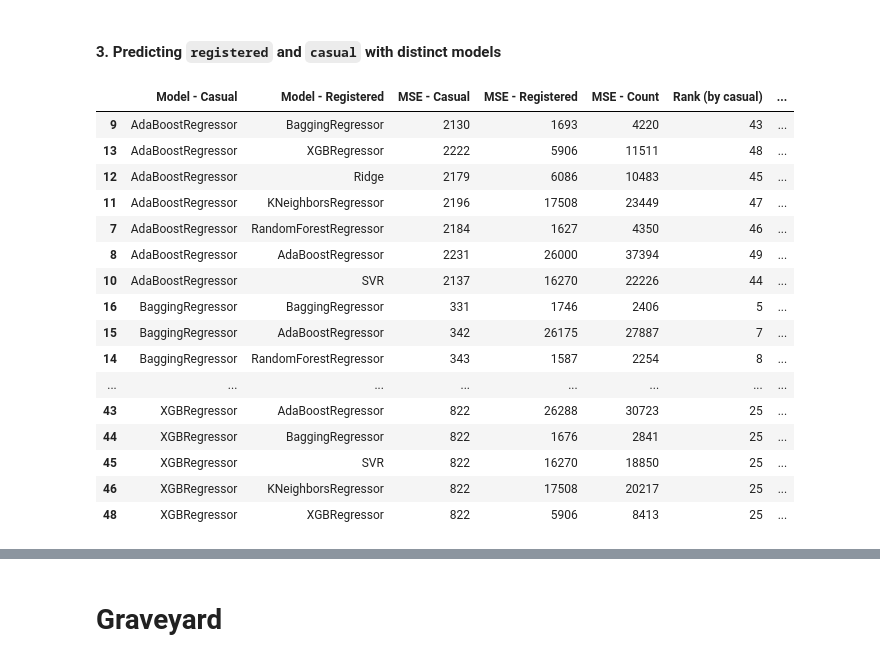
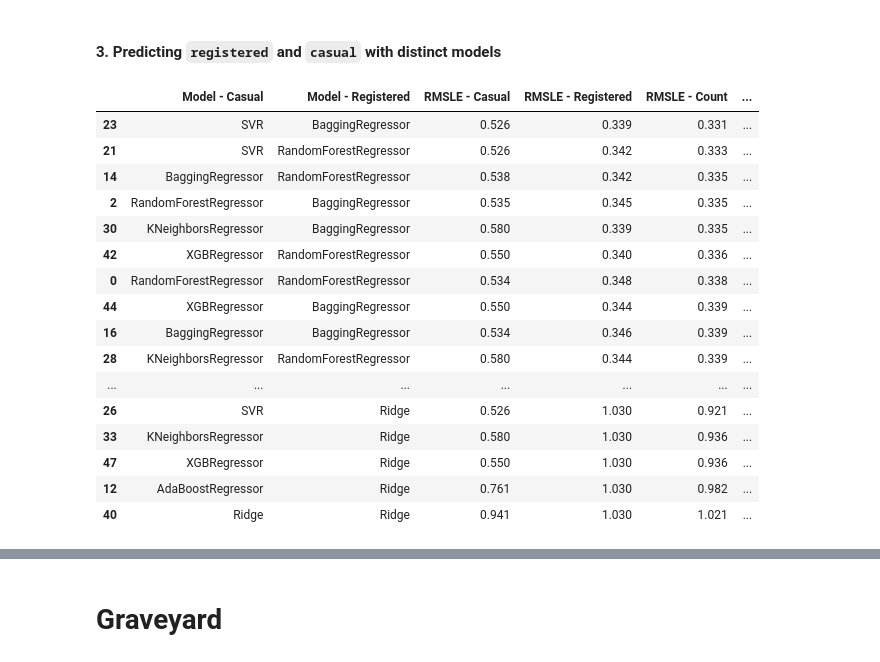
Before and after one commit to InesVA/predicting-bike-sharing-demand, a Jupyter notebook: Bike Sharing Prediction.ipynb, the cells around one changed output, grey strips where cells are left out. Saved outputs shown, nothing was run; the diff lists cells and outputs as text; code cells hidden in the pictures.

Commit message:
Improved the model

````diff
--- a/Bike Sharing Prediction.ipynb
+++ b/Bike Sharing Prediction.ipynb
@@ -115,6 +115,7 @@
 # From datetime (for visualizations)
 datasets["year"] = [int(datasets.datetime[x][0:4]) for x in range(datasets.shape[0])]
 datasets["month"] = [int(datasets.datetime[x][5:7]) for x in range(datasets.shape[0])]
+datasets["day"] = [int(datasets.datetime[x][8:10]) for x in range(datasets.shape[0])]
 datasets["hour"] = [int(datasets.datetime[x][11:13]) for x in range(datasets.shape[0])]
 datasets["weekday"] = [datetime.datetime.strptime(datasets.datetime[x][0:10], '%Y-%m-%d').weekday() for x in range(datasets.shape[0])]
 datasets["date"] = [datetime.datetime.strptime(datasets.datetime[x][0:10], '%Y-%m-%d') for x in range(datasets.shape[0])]
@@ -381,3 +369,11 @@ During the explanatory data analysis, we draw conclusions on the dataset:
 - We should drop some features: ```datetime```, ```day```, ```temp```(???) and ```windspeed``` (???)
 
 Let's thus first implement these changes.
+# %%
+# Merging the datasets
+datasetsFinal = pd.concat([train, test], sort=False)
+
+# Removing features
+droppingFeatures = ["date", "datetime", "humidity", "windspeed", "dayoverall", "weeknumber", "weekday", "monthyear", "atempcategory", "temp", "atemp"]
+datasetsFinal = datasetsFinal.drop(droppingFeatures, axis = 1)
+datasetsFinal.head()
@@ -423,7 +432,7 @@ x_train, x_test, y_train, y_test = train_test_split(trainFinal.drop(['count', 'r
 models = [RandomForestRegressor(),AdaBoostRegressor(),BaggingRegressor(),SVR(),KNeighborsRegressor(), Ridge(), xg.XGBRegressor()]
 modelLinear= LinearRegression()
 model_names = ['LinearRegression','RandomForestRegressor','AdaBoostRegressor','BaggingRegressor','SVR','KNeighborsRegressor', 'Ridge', 'XGBRegressor']
-mseStrat1 = []
+rmsleStrat1 = []
 
 # Log-transforming the response variable
 y_trainLog = np.log1p(y_train)
@@ -431,12 +440,12 @@ y_trainLog = np.log1p(y_train)
 # Fitting the linear regression separately
 modelLinear.fit(x_train, y_trainLog)
 predLinear = modelLinear.predict(x_test)
-mseStrat1.append(mean_squared_error(np.expm1(predLinear), y_test))
+rmsleStrat1.append(np.sqrt(mean_squared_log_error(np.expm1(predLinear), y_test)))
 
 for model in range(len(models)):
     clf = models[model]
     clf.fit(x_train, y_trainLog)
     pred = clf.predict(x_test)
-    mseStrat1.append(mean_squared_error(np.expm1(pred), y_test))
+    rmsleStrat1.append(np.sqrt(mean_squared_log_error(np.expm1(pred), y_test)))
 # %%
 # Displaying the results of this strategy
@@ -538,9 +553,9 @@ models_separate=[RandomForestRegressor(),AdaBoostRegressor(),BaggingRegressor(),
 model_names_separate=['RandomForestRegressor','AdaBoostRegressor','BaggingRegressor','SVR','KNeighborsRegressor', 'Ridge', 'XGBRegressor']
 modelsCasual = []
 modelsRegistered = []
-mseCountStrat3 = []
-mseCasualStrat3 = []
-mseRegisteredStrat3 = []
+rmsleCountStrat3 = []
+rmsleCasualStrat3 = []
+rmsleRegisteredStrat3 = []
 
 
 # Log transforming the response variables
@@ -556,42 +571,44 @@ for modelCasual in range(len(models_separate)):
         modelsCasual.append(model_names_separate[modelCasual])
         clfCasual.fit(x_train_separate, y_train_casualLog)
         predCasual = clfCasual.predict(x_test_separate)
-        mseCasualStrat3.append(mean_squared_error(np.expm1(predCasual), y_test_casual))
+        predCasual = [0 if predCasual[x] < 0 else predCasual[x] for x in range(len(predCasual))]
+        rmsleCasualStrat3.append(np.sqrt(mean_squared_log_error(np.expm1(predCasual), y_test_casual)))
         # 2. For registered
         clfRegistered = models_separate[modelRegistered]
         modelsRegistered.append(model_names_separate[modelRegistered])
         clfRegistered.fit(x_train_separate, y_train_registeredLog)
         predRegistered = clfRegistered.predict(x_test_separate)
-        mseRegisteredStrat3.append(mean_squared_error(np.expm1(predRegistered), y_test_registered))
+        predRegistered = [0 if predRegistered[x] < 0 else predRegistered[x] for x in range(len(predRegistered))]
+        rmsleRegisteredStrat3.append(np.sqrt(mean_squared_log_error(np.expm1(predRegistered), y_test_registered)))
         # 3. For their sum
-        mseCountStrat3.append(mean_squared_error(np.expm1(predCasual) + np.expm1(predRegistered),
-                                                 y_test_casual + y_test_registered))
+        rmsleCountStrat3.append(np.sqrt(mean_squared_log_error(np.expm1(predCasual) + np.expm1(predRegistered),
+                                                       y_test_casual + y_test_registered)))
 # %%
 strat3 = pd.DataFrame({'Model - Casual': modelsCasual,
                        'Model - Registered': modelsRegistered,
-                       'MSE - Casual': [int(round(x)) for x in mseCasualStrat3],
-                       'MSE - Registered': [int(round(x)) for x in mseRegisteredStrat3],
-                       'MSE - Count': [int(round(x)) for x in mseCountStrat3]}).sort_values(by=["Model - Casual"])
-strat3["Rank (by casual)"] = strat3["MSE - Casual"].rank().astype(int)
-strat3["Rank (by registered)"] = strat3["MSE - Registered"].rank().astype(int)
-strat3["Rank (by count)"] = strat3["MSE - Count"].rank().astype(int)
-strat3
+                       'RMSLE - Casual': [round(x,3) for x in rmsleCasualStrat3],
+                       'RMSLE - Registered': [round(x,3) for x in rmsleRegisteredStrat3],
+                       'RMSLE - Count': [round(x,3) for x in rmsleCountStrat3]}).sort_values(by=["Model - Casual"])
+strat3["Rank (by casual)"] = strat3["RMSLE - Casual"].rank().astype(int)
+strat3["Rank (by registered)"] = strat3["RMSLE - Registered"].rank().astype(int)
+strat3["Rank (by count)"] = strat3["RMSLE - Count"].rank().astype(int)
+strat3.sort_values("Rank (by count)")
 # %% [output]
-|  | Model - Casual | Model - Registered | MSE - Casual | MSE - Registered | MSE - Count | Rank (by casual) | ... |
-| 9 | AdaBoostRegressor | BaggingRegressor | 2130 | 1693 | 4220 | 43 | ... |
-| 13 | AdaBoostRegressor | XGBRegressor | 2222 | 5906 | 11511 | 48 | ... |
-| 12 | AdaBoostRegressor | Ridge | 2179 | 6086 | 10483 | 45 | ... |
-| 11 | AdaBoostRegressor | KNeighborsRegressor | 2196 | 17508 | 23449 | 47 | ... |
-| 7 | AdaBoostRegressor | RandomForestRegressor | 2184 | 1627 | 4350 | 46 | ... |
-| 8 | AdaBoostRegressor | AdaBoostRegressor | 2231 | 26000 | 37394 | 49 | ... |
-| 10 | AdaBoostRegressor | SVR | 2137 | 16270 | 22226 | 44 | ... |
-| 16 | BaggingRegressor | BaggingRegressor | 331 | 1746 | 2406 | 5 | ... |
-| 15 | BaggingRegressor | AdaBoostRegressor | 342 | 26175 | 27887 | 7 | ... |
-| 14 | BaggingRegressor | RandomForestRegressor | 343 | 1587 | 2254 | 8 | ... |
-| ... | ... | ... | ... | ... | ... | ... | ... |
-| 43 | XGBRegressor | AdaBoostRegressor | 822 | 26288 | 30723 | 25 | ... |
-| 44 | XGBRegressor | BaggingRegressor | 822 | 1676 | 2841 | 25 | ... |
-| 45 | XGBRegressor | SVR | 822 | 16270 | 18850 | 25 | ... |
-| 46 | XGBRegressor | KNeighborsRegressor | 822 | 17508 | 20217 | 25 | ... |
-| 48 | XGBRegressor | XGBRegressor | 822 | 5906 | 8413 | 25 | ... |
+|  | Model - Casual | Model - Registered | RMSLE - Casual | RMSLE - Registered | RMSLE - Count | ... |
+| 23 | SVR | BaggingRegressor | 0.526 | 0.339 | 0.331 | ... |
+| 21 | SVR | RandomForestRegressor | 0.526 | 0.342 | 0.333 | ... |
+| 14 | BaggingRegressor | RandomForestRegressor | 0.538 | 0.342 | 0.335 | ... |
+| 2 | RandomForestRegressor | BaggingRegressor | 0.535 | 0.345 | 0.335 | ... |
+| 30 | KNeighborsRegressor | BaggingRegressor | 0.580 | 0.339 | 0.335 | ... |
+| 42 | XGBRegressor | RandomForestRegressor | 0.550 | 0.340 | 0.336 | ... |
+| 0 | RandomForestRegressor | RandomForestRegressor | 0.534 | 0.348 | 0.338 | ... |
+| 44 | XGBRegressor | BaggingRegressor | 0.550 | 0.344 | 0.339 | ... |
+| 16 | BaggingRegressor | BaggingRegressor | 0.534 | 0.346 | 0.339 | ... |
+| 28 | KNeighborsRegressor | RandomForestRegressor | 0.580 | 0.344 | 0.339 | ... |
+| ... | ... | ... | ... | ... | ... | ... |
+| 26 | SVR | Ridge | 0.526 | 1.030 | 0.921 | ... |
+| 33 | KNeighborsRegressor | Ridge | 0.580 | 1.030 | 0.936 | ... |
+| 47 | XGBRegressor | Ridge | 0.550 | 1.030 | 0.936 | ... |
+| 12 | AdaBoostRegressor | Ridge | 0.761 | 1.030 | 0.982 | ... |
+| 40 | Ridge | Ridge | 0.941 | 1.030 | 1.021 | ... |
 # %% [markdown]
````
Also changed, not shown: parts of 20 cells of this notebook.
